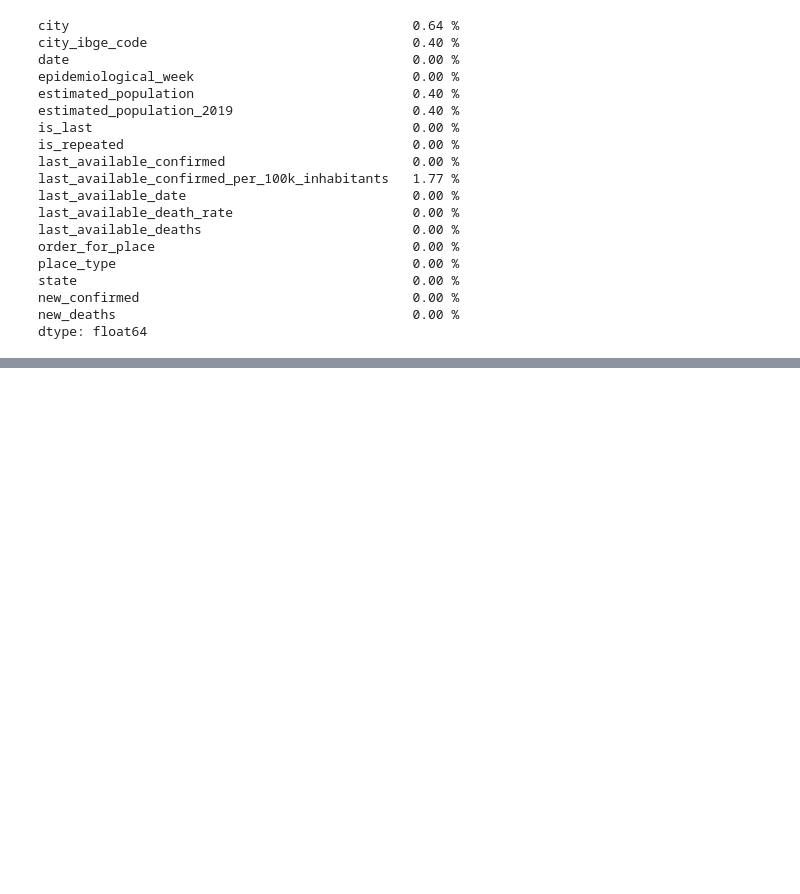
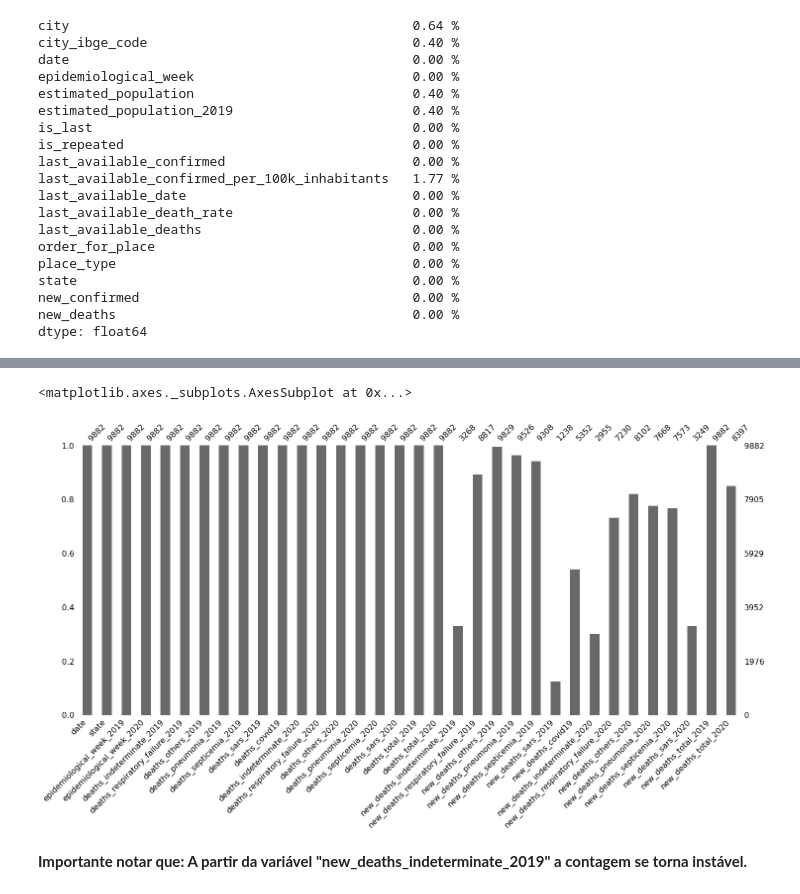
Before and after one commit to Patrikovik/Desafio_Covid19_Modulo_01, a Jupyter notebook: Covid_19_Number_of_Cases_and_deaths.ipynb, the cells around one changed output, grey strips where cells are left out. Drawn from its saved outputs; the diff is of its cells as text; code cells hidden in the pictures; blank space fills up the shorter version.

```diff
--- a/Covid_19_Number_of_Cases_and_deaths.ipynb
+++ b/Covid_19_Number_of_Cases_and_deaths.ipynb
@@ -308,0 +487,7 @@ Podemos concluir que não existe um padrão nos *missings* da taxa por cem mil h
+# %%
+msno.bar(cartoriosObitos)
+# %% [output]
+<matplotlib.axes._subplots.AxesSubplot at 0x...>
+[figure, added]
+# %% [markdown]
+**Importante notar que: A partir da variável "new_deaths_indeterminate_2019" a contagem se torna  instável.**
```
Also changed, not shown: parts of 76 cells of this notebook.
